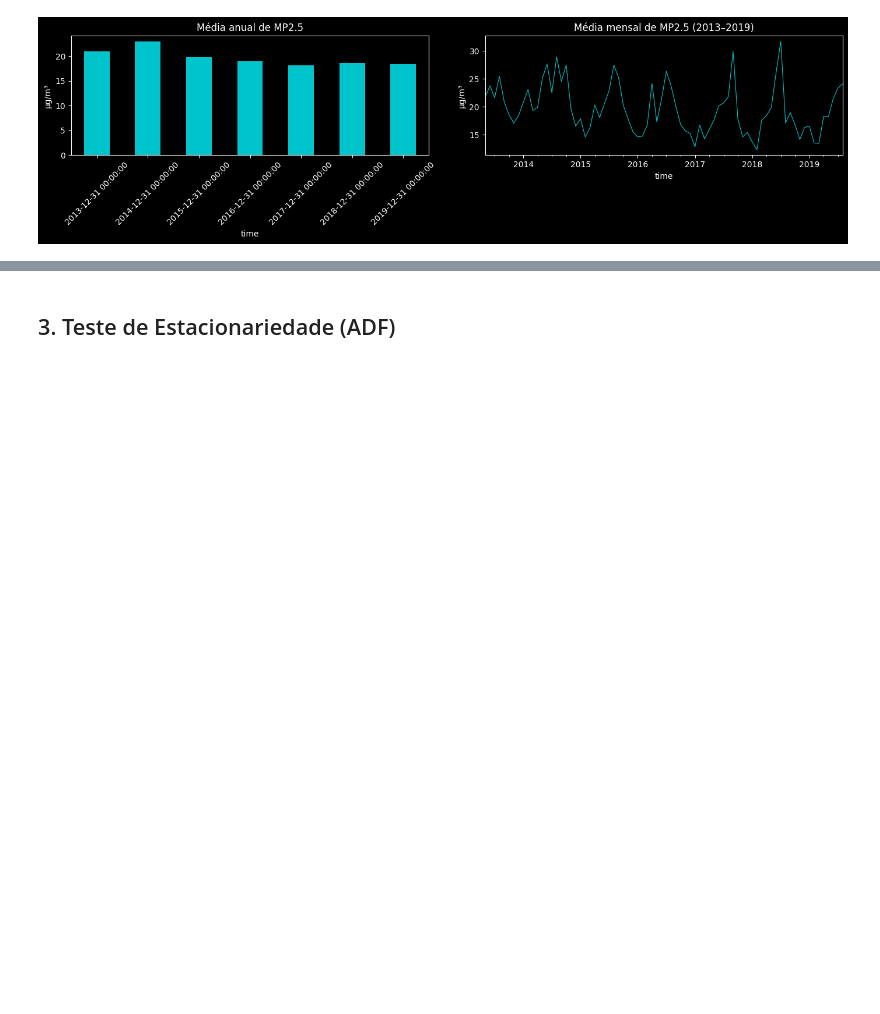
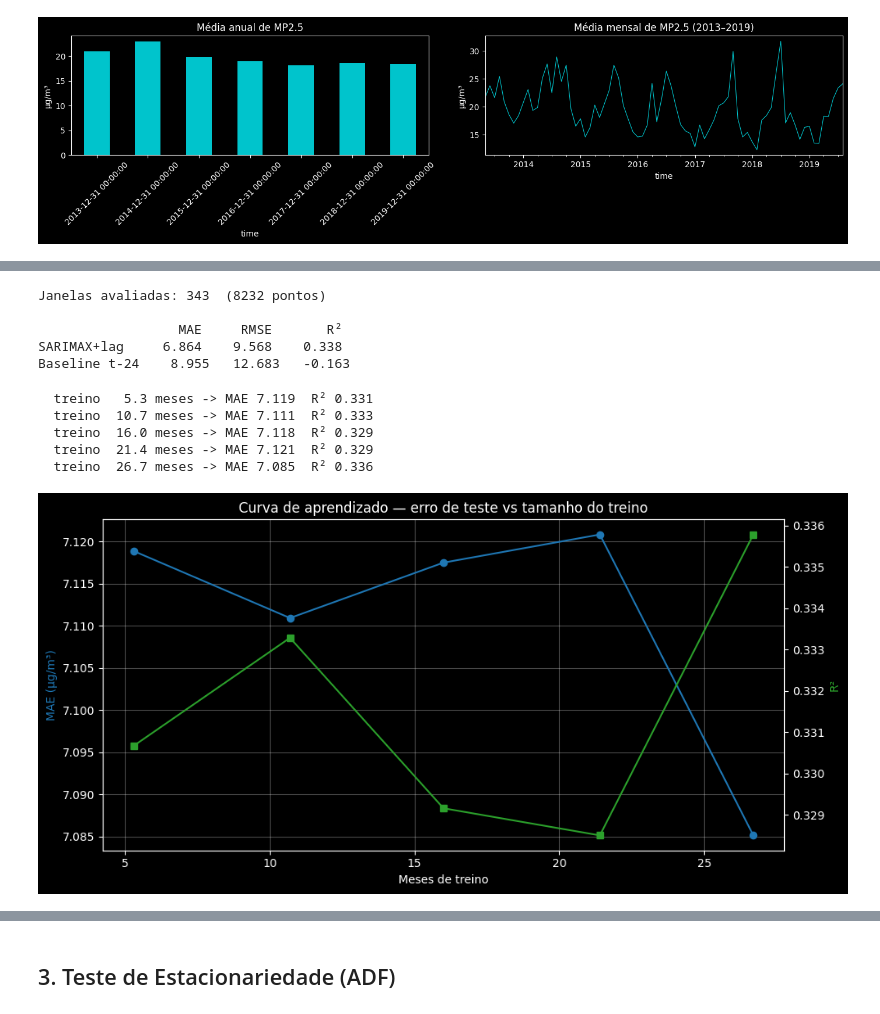
Before and after one commit to izabelcmn/respira_sp, a Jupyter notebook: notebook/Joao_sarimax_2013_2019.ipynb, the cells around one changed output, grey strips where cells are left out. Cells and saved outputs as stored; diff of their text form; code cells hidden in the pictures; blank space fills up the shorter version.

Commit message:
Sarimax

```diff
--- a/notebook/Joao_sarimax_2013_2019.ipynb
+++ b/notebook/Joao_sarimax_2013_2019.ipynb
@@ -133,0 +195,11 @@ plt.show()
+# %%
+order = (1, 0, 1)
+seasonal_order = (0, 1, 1, 24)
+
+model = SARIMAX(
+    y_tr, exog=X_tr,
+    order=order, seasonal_order=seasonal_order,
+    enforce_stationarity=False, enforce_invertibility=False
+)
+res = model.fit(disp=False, maxiter=200)
+print(res.summary().tables[1])
@@ -133,0 +219,67 @@ plt.show()
+# %%
+from sklearn.metrics import root_mean_squared_error
+from sklearn.metrics import r2_score
+def walk_forward_24h(res_fit, y_te, X_te, horizon=24, stride=24):
+    res, preds, trues, i, n = res_fit, [], [], 0, len(y_te)
+    while i + horizon <= n:
+        fc = res.get_forecast(steps=horizon, exog=X_te.iloc[i:i+horizon])
+        preds.append(fc.predicted_mean.values)
+        trues.append(y_te.iloc[i:i+horizon].values)
+        res = res.extend(y_te.iloc[i:i+stride], exog=X_te.iloc[i:i+stride])
+        i += stride
+    return np.concatenate(trues), np.concatenate(preds)
+
+y_true, y_pred = walk_forward_24h(res, y_te, X_te)
+
+base = df_te["pm25_lag24"].iloc[:len(y_true)].values
+
+print(f"Janelas avaliadas: {len(y_true)//24}  ({len(y_true)} pontos)\n")
+print(f"{'':12} {'MAE':>8} {'RMSE':>8} {'R²':>8}")
+print(f"{'SARIMAX+lag':12} {mean_absolute_error(y_true,y_pred):8.3f} "
+      f"{root_mean_squared_error(y_true,y_pred):8.3f} {r2_score(y_true,y_pred):8.3f}")
+print(f"{'Baseline t-24':12} {mean_absolute_error(y_true,base):8.3f} "
+      f"{root_mean_squared_error(y_true,base):8.3f} {r2_score(y_true,base):8.3f}")
+# %% [output]
+Janelas avaliadas: 343  (8232 pontos)
+
+                  MAE     RMSE       R²
+SARIMAX+lag     6.864    9.568    0.338
+Baseline t-24    8.955   12.683   -0.163
+# %%
+
+def curva_aprendizado(df, cols, order, seasonal_order,
+                      fracs=(0.2, 0.4, 0.6, 0.8, 1.0),
+                      test_frac=0.3, horizon=24, stride=72):
+    n_test = int(test_frac * len(df))
+    df_test, df_pool = df.iloc[-n_test:], df.iloc[:-n_test]
+    y_te, out = df_test["MP2.5"], []
+    for f in fracs:
+        df_tr = df_pool.iloc[-int(f * len(df_pool)):]      # treino recente, contíguo ao teste
+        sc = StandardScaler().fit(df_tr[cols])
+        Xtr = pd.DataFrame(sc.transform(df_tr[cols]), index=df_tr.index, columns=cols)
+        Xte = pd.DataFrame(sc.transform(df_test[cols]), index=df_test.index, columns=cols)
+        res = SARIMAX(df_tr["MP2.5"], exog=Xtr, order=order, seasonal_order=seasonal_order,
+                      enforce_stationarity=False, enforce_invertibility=False).fit(disp=False, maxiter=200)
+        yt, yp = walk_forward_24h(res, y_te, Xte, horizon, stride)
+        out.append({"meses_treino": round(len(df_tr)/24/30, 1),
+                    "MAE": mean_absolute_error(yt, yp), "R2": r2_score(yt, yp)})
+        print(f"  treino {out[-1]['meses_treino']:5.1f} meses -> MAE {out[-1]['MAE']:.3f}  R² {out[-1]['R2']:.3f}")
+    return pd.DataFrame(out)
+
+curva = curva_aprendizado(df_lag, cols_exog, order, seasonal_order)
+
+fig, ax1 = plt.subplots(figsize=(10, 5))
+ax1.plot(curva["meses_treino"], curva["MAE"], "o-", color="tab:blue")
+ax1.set_xlabel("Meses de treino"); ax1.set_ylabel("MAE (µg/m³)", color="tab:blue")
+ax2 = ax1.twinx()
+ax2.plot(curva["meses_treino"], curva["R2"], "s-", color="tab:green")
+ax2.set_ylabel("R²", color="tab:green")
+ax1.set_title("Curva de aprendizado — erro de teste vs tamanho do treino")
+ax1.grid(alpha=0.3); plt.tight_layout(); plt.show()
+# %% [output]
+  treino   5.3 meses -> MAE 7.119  R² 0.331
+  treino  10.7 meses -> MAE 7.111  R² 0.333
+  treino  16.0 meses -> MAE 7.118  R² 0.329
+  treino  21.4 meses -> MAE 7.121  R² 0.329
+  treino  26.7 meses -> MAE 7.085  R² 0.336
+[figure, added]
```
Also changed, not shown: parts of 11 cells of this notebook, 1 other file.
